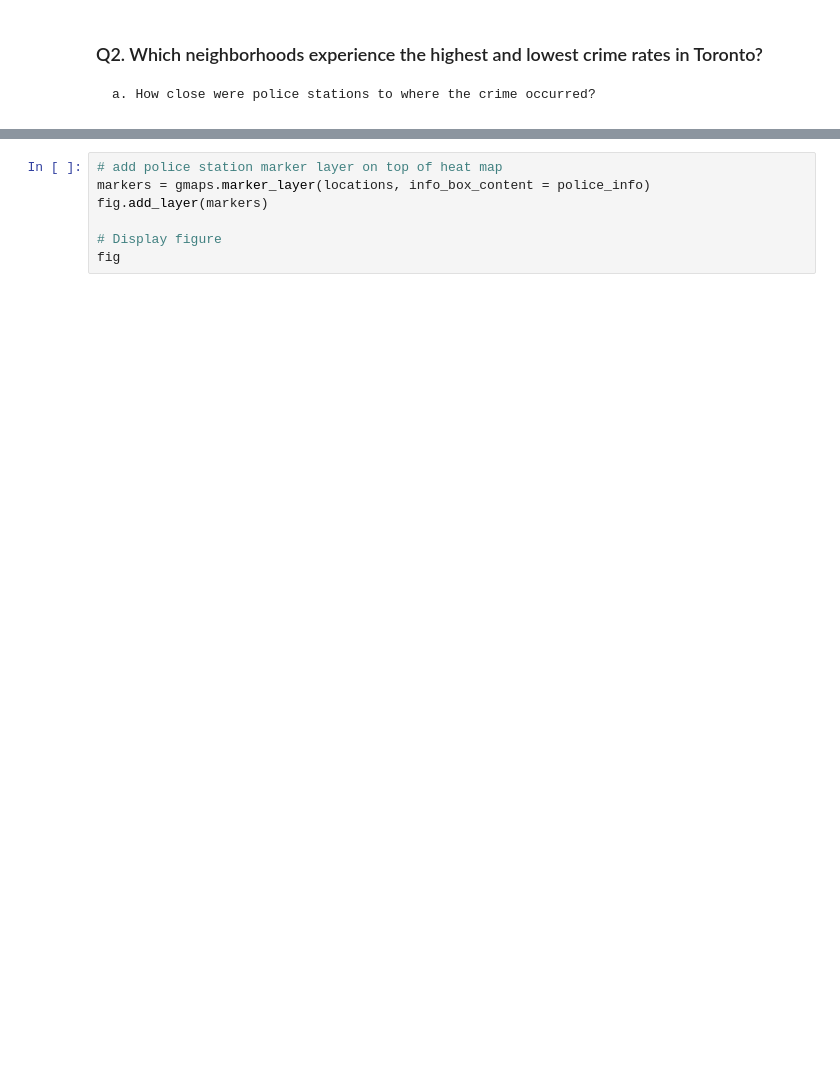
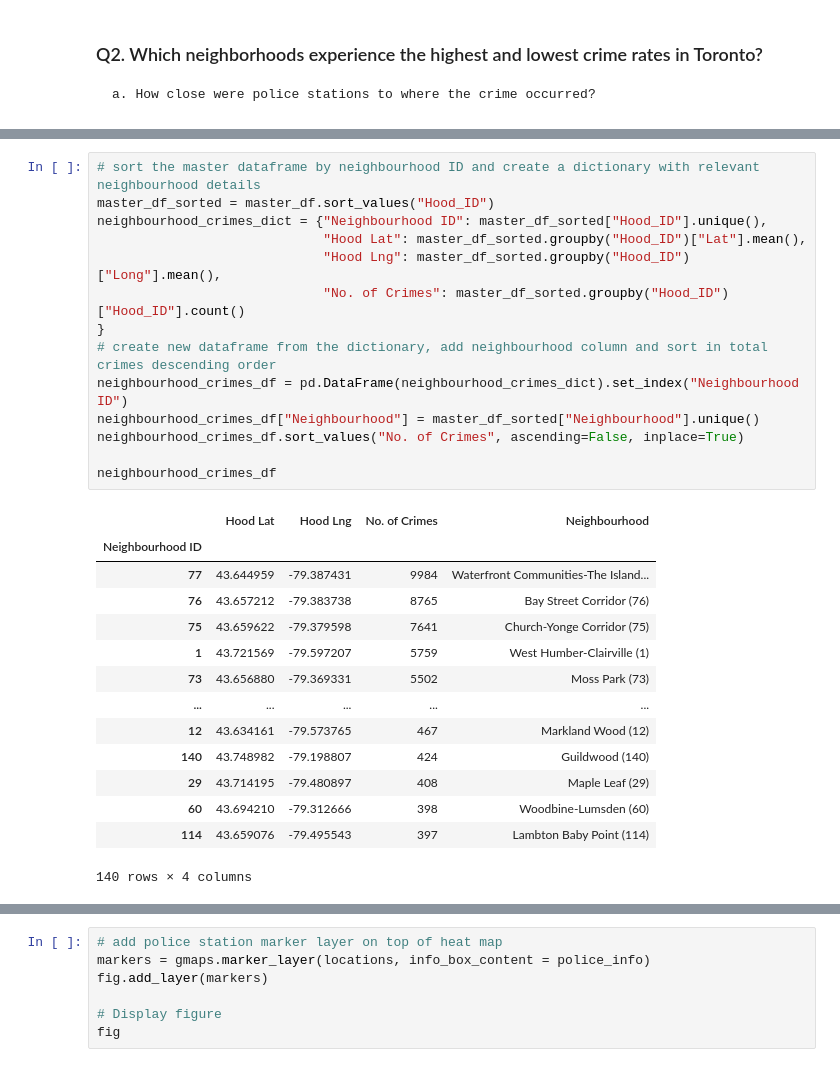
Before and after one commit to neha-nayeem/Project-01, a Jupyter notebook: Part-2-Neha.ipynb, the cells around one changed output, grey strips where cells are left out. Cells and saved outputs as stored; diff of their text form; blank space fills up the shorter version.

```diff
--- a/Part-2-Neha.ipynb
+++ b/Part-2-Neha.ipynb
@@ -44,6 +59,35 @@ heatmap_layer.point_radius = 4
 fig
 # %% [output]
 [interactive output not drawn]
+# %%
+# sort the master dataframe by neighbourhood ID and create a dictionary with relevant neighbourhood details
+master_df_sorted = master_df.sort_values("Hood_ID")
+neighbourhood_crimes_dict = {"Neighbourhood ID": master_df_sorted["Hood_ID"].unique(),
+                             "Hood Lat": master_df_sorted.groupby("Hood_ID")["Lat"].mean(),
+                             "Hood Lng": master_df_sorted.groupby("Hood_ID")["Long"].mean(),
+                             "No. of Crimes": master_df_sorted.groupby("Hood_ID")["Hood_ID"].count()
+}
+# create new dataframe from the dictionary, add neighbourhood column and sort in total crimes descending order
+neighbourhood_crimes_df = pd.DataFrame(neighbourhood_crimes_dict).set_index("Neighbourhood ID")
+neighbourhood_crimes_df["Neighbourhood"] = master_df_sorted["Neighbourhood"].unique()
+neighbourhood_crimes_df.sort_values("No. of Crimes", ascending=False, inplace=True)
+
+neighbourhood_crimes_df
+# %% [output]
+|  | Hood Lat | Hood Lng | No. of Crimes | Neighbourhood |
+| Neighbourhood ID |  |  |  |  |
+| 77 | 43.644959 | -79.387431 | 9984 | Waterfront Communities-The Island... |
+| 76 | 43.657212 | -79.383738 | 8765 | Bay Street Corridor (76) |
+| 75 | 43.659622 | -79.379598 | 7641 | Church-Yonge Corridor (75) |
+| 1 | 43.721569 | -79.597207 | 5759 | West Humber-Clairville (1) |
+| 73 | 43.656880 | -79.369331 | 5502 | Moss Park (73) |
+| ... | ... | ... | ... | ... |
+| 12 | 43.634161 | -79.573765 | 467 | Markland Wood (12) |
+| 140 | 43.748982 | -79.198807 | 424 | Guildwood (140) |
+| 29 | 43.714195 | -79.480897 | 408 | Maple Leaf (29) |
+| 60 | 43.694210 | -79.312666 | 398 | Woodbine-Lumsden (60) |
+| 114 | 43.659076 | -79.495543 | 397 | Lambton Baby Point (114) |
+140 rows × 4 columns
 # %%
 # ************************************************************************************************
 # find the neighborhoods that experience the highest and lowest crime rates in Toronto
```
Also changed, not shown: parts of 15 cells of this notebook.
